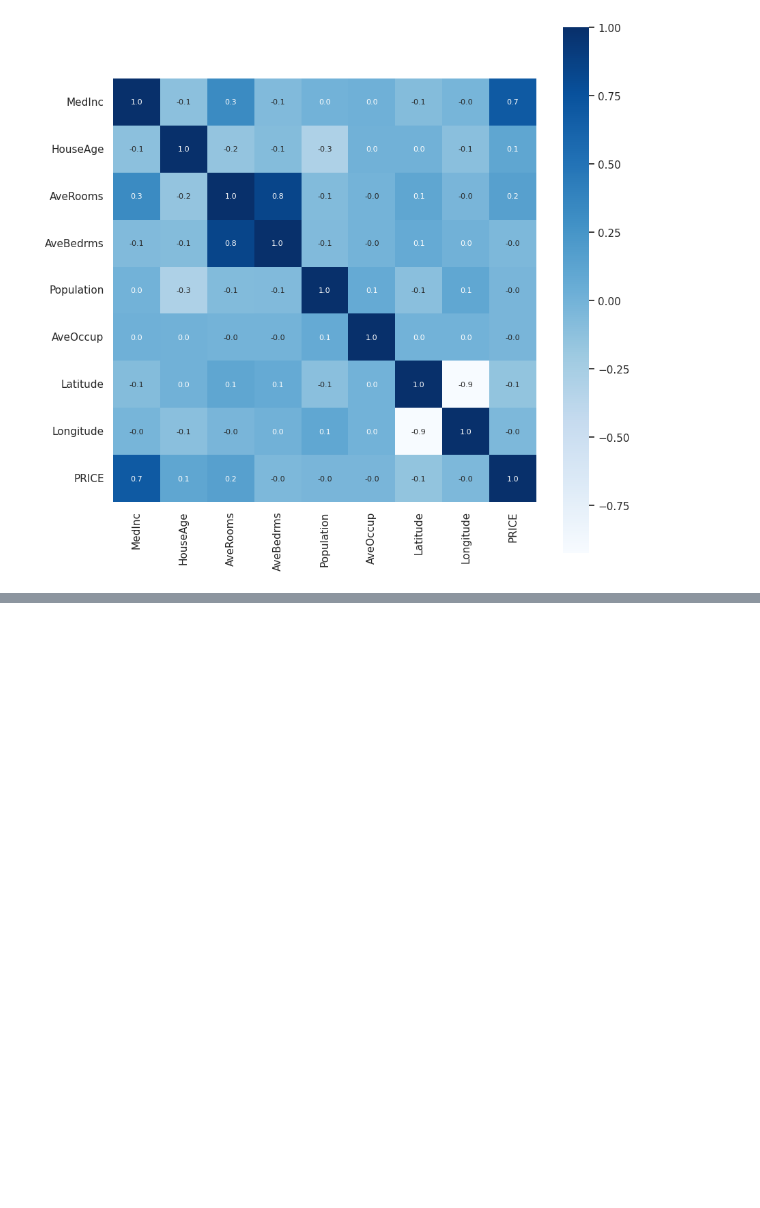
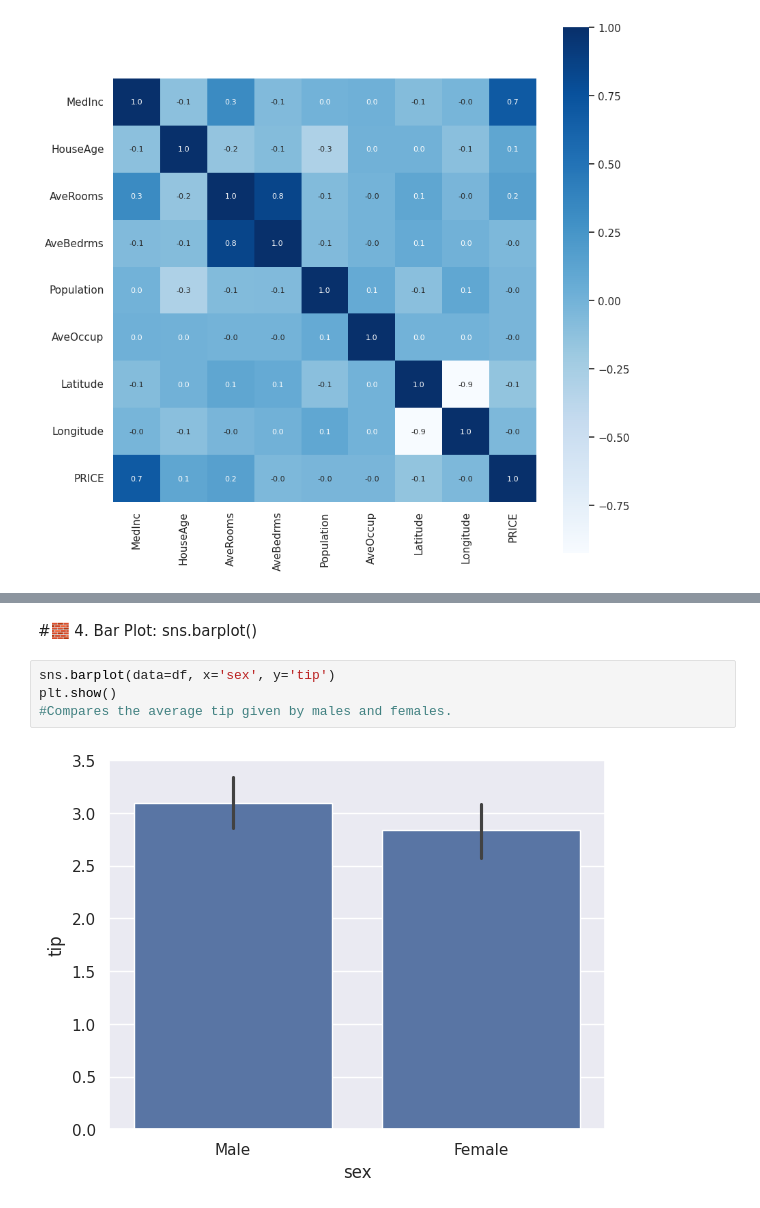
Before and after one commit to RaunakRaj2081/python_Language, a Jupyter notebook: 11_Seaborn_Tutorial_in_Python.ipynb, the cells around one changed output, grey strips where cells are left out. Saved outputs shown, nothing was run; the diff lists cells and outputs as text; blank space fills up the shorter version.

```diff
--- a/11_Seaborn_Tutorial_in_Python.ipynb
+++ b/11_Seaborn_Tutorial_in_Python.ipynb
@@ -162,0 +294,8 @@ sns.heatmap(correlation , cbar=True, square=True, fmt='.1f', annot=True, annot_k
+# %% [markdown]
+#🧱 4. Bar Plot: sns.barplot()
+# %%
+sns.barplot(data=df, x='sex', y='tip')
+plt.show()
+#Compares the average tip given by males and females.
+# %% [output]
+[figure, added]
```
Also changed, not shown: parts of 22 cells of this notebook.
